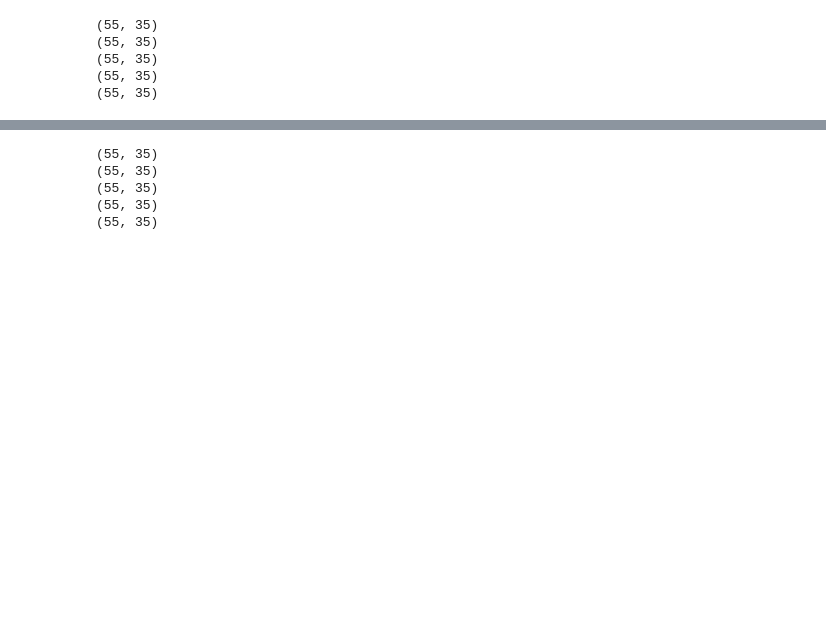
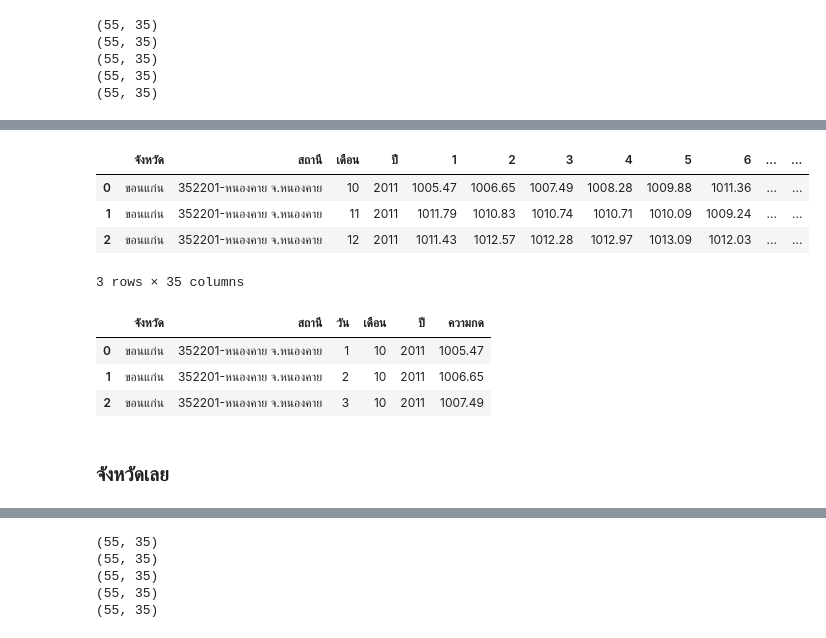
Before and after one commit to nattntn/bsc_dpdm22, a Jupyter notebook: GroupsQuiz.ipynb, the cells around one changed output, grey strips where cells are left out. Saved outputs shown, nothing was run; the diff lists cells and outputs as text; code cells hidden in the pictures; blank space fills up the shorter version.

```diff
--- a/GroupsQuiz.ipynb
+++ b/GroupsQuiz.ipynb
@@ -47,0 +60,47 @@ print(Pressure_NK.shape)
+# %%
+KK = str(Pressure_KK['เดือน/ปี']).split('\n')
+KK.pop()
+
+A = list() # สร้างตัวแปร A มาเก็บ list ว่าง
+for i in KK: # วนลูปใน list
+    res = i.split('-') # split ใช้สำหรับแยก โดยในที่นี้แยกด้วย / แล้วตั้งชื่อว่า res
+    resSp = res[0].split('   ')
+    A.append(resSp[1])
+Pressure_KK['ปี'] = A # ตั้งชื่อคอลัมน์ว่า ปี แล้วเก็บในตาราง
+
+A = list() # สร้างตัวแปร A มาเก็บ list ว่าง
+for i in KK: # วนลูปใน list
+    res = i.split('-') # split ใช้สำหรับแยก โดยในที่นี้แยกด้วย / แล้วตั้งชื่อว่า res
+    A.append(res[1])
+Pressure_KK['เดือน'] = A
+
+A = list() # สร้างตัวแปร A มาเก็บ list ว่าง
+for i in KK: # วนลูปใน list
+    A.append('ขอนแก่น')
+Pressure_KK['จังหวัด'] = A
+# %%
+Pressure_KK = Pressure_KK[['จังหวัด','สถานี','เดือน',  'ปี',         1,          2,          3,
+                4,          5,          6,          7,          8,          9,
+               10,         11,         12,         13,         14,         15,
+               16,         17,         18,         19,         20,         21,
+               22,         23,         24,         25,         26,         27,
+               28,         29,         30,         31]]
+Pressure_KK.head(3)
+# %% [output]
+|  | จังหวัด | สถานี | เดือน | ปี | 1 | 2 | 3 | 4 | 5 | 6 | ... | ... |
+| 0 | ขอนแก่น | 352201-หนองคาย จ.หนองคาย | 10 | 2011 | 1005.47 | 1006.65 | 1007.49 | 1008.28 | 1009.88 | 1011.36 | ... | ... |
+| 1 | ขอนแก่น | 352201-หนองคาย จ.หนองคาย | 11 | 2011 | 1011.79 | 1010.83 | 1010.74 | 1010.71 | 1010.09 | 1009.24 | ... | ... |
+| 2 | ขอนแก่น | 352201-หนองคาย จ.หนองคาย | 12 | 2011 | 1011.43 | 1012.57 | 1012.28 | 1012.97 | 1013.09 | 1012.03 | ... | ... |
+3 rows × 35 columns
+# %%
+Pres_KK = Pressure_KK.set_index(['จังหวัด','สถานี','เดือน','ปี']).stack().reset_index()
+Pres_KK.rename(columns={'level_4': 'วัน', 0: 'ความกด'}, inplace=True)
+Pres_KK = Pres_KK[['จังหวัด','สถานี','วัน','เดือน',  'ปี', 'ความกด']]
+Pres_KK.head(3)
+# %% [output]
+|  | จังหวัด | สถานี | วัน | เดือน | ปี | ความกด |
+| 0 | ขอนแก่น | 352201-หนองคาย จ.หนองคาย | 1 | 10 | 2011 | 1005.47 |
+| 1 | ขอนแก่น | 352201-หนองคาย จ.หนองคาย | 2 | 10 | 2011 | 1006.65 |
+| 2 | ขอนแก่น | 352201-หนองคาย จ.หนองคาย | 3 | 10 | 2011 | 1007.49 |
+# %% [markdown]
+### จังหวัดเลย
```
Also changed, not shown: parts of 230 cells of this notebook.
